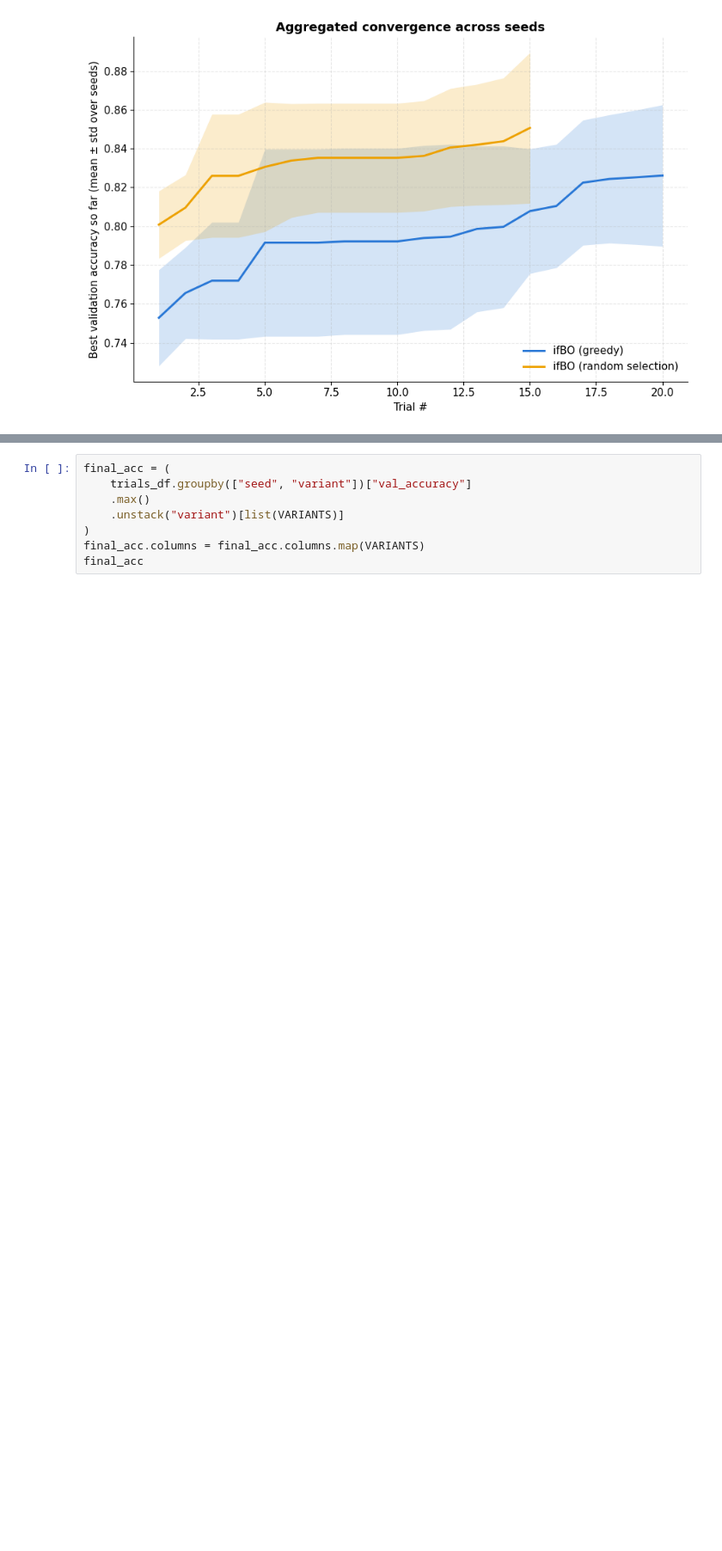
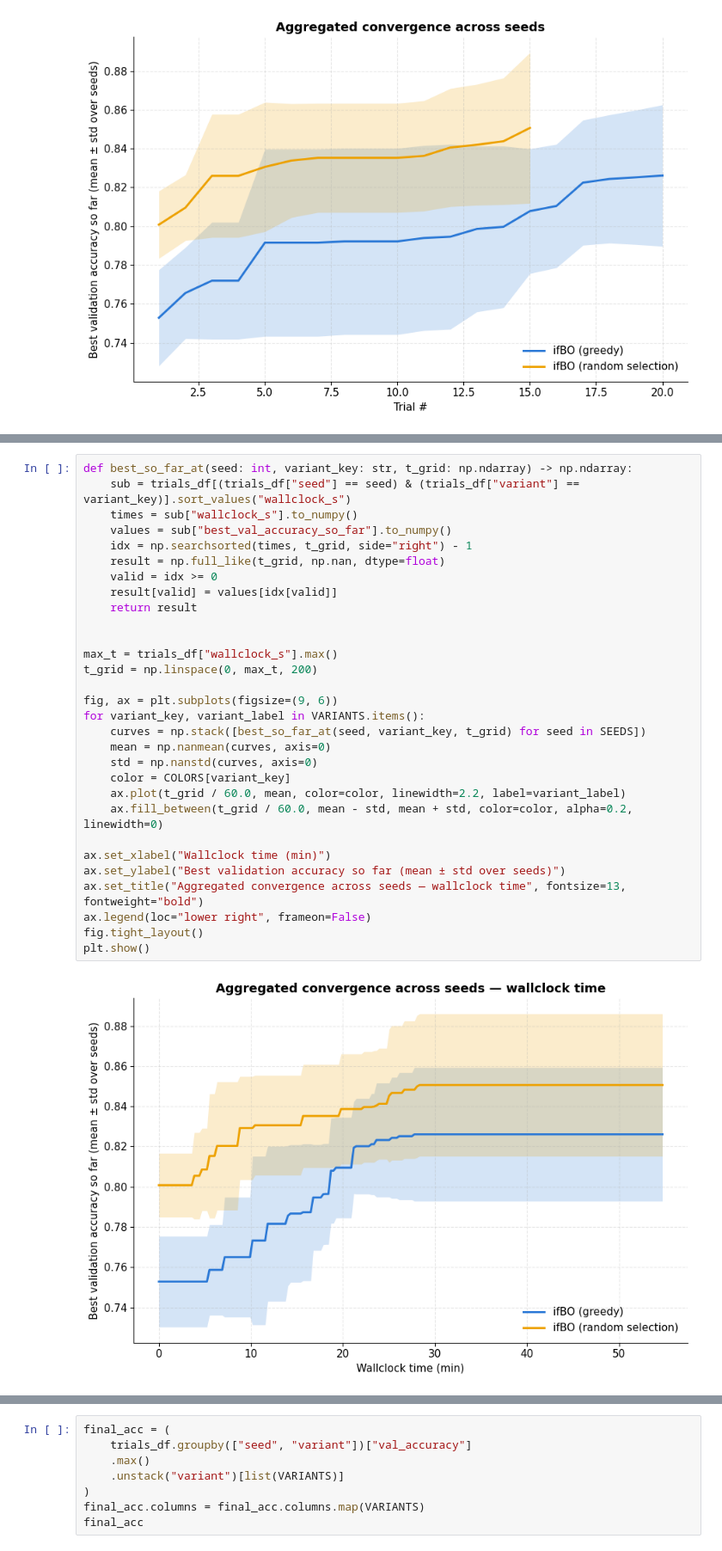
Before and after one commit to yahyafati/automl-textual-project-mirror, a Jupyter notebook: sample-results/seed_sweep_analysis.ipynb, the cells around one changed output, grey strips where cells are left out. Shown at 86% size. Drawn from its saved outputs; the diff is of its cells as text; blank space fills up the shorter version.

```diff
--- a/sample-results/seed_sweep_analysis.ipynb
+++ b/sample-results/seed_sweep_analysis.ipynb
@@ -236 +283,33 @@ plt.show()
+# %%
+def best_so_far_at(seed: int, variant_key: str, t_grid: np.ndarray) -> np.ndarray:
+    sub = trials_df[(trials_df["seed"] == seed) & (trials_df["variant"] == variant_key)].sort_values("wallclock_s")
+    times = sub["wallclock_s"].to_numpy()
+    values = sub["best_val_accuracy_so_far"].to_numpy()
+    idx = np.searchsorted(times, t_grid, side="right") - 1
+    result = np.full_like(t_grid, np.nan, dtype=float)
+    valid = idx >= 0
+    result[valid] = values[idx[valid]]
+    return result
+
+
+max_t = trials_df["wallclock_s"].max()
+t_grid = np.linspace(0, max_t, 200)
+
+fig, ax = plt.subplots(figsize=(9, 6))
+for variant_key, variant_label in VARIANTS.items():
+    curves = np.stack([best_so_far_at(seed, variant_key, t_grid) for seed in SEEDS])
+    mean = np.nanmean(curves, axis=0)
+    std = np.nanstd(curves, axis=0)
+    color = COLORS[variant_key]
+    ax.plot(t_grid / 60.0, mean, color=color, linewidth=2.2, label=variant_label)
+    ax.fill_between(t_grid / 60.0, mean - std, mean + std, color=color, alpha=0.2, linewidth=0)
+
+ax.set_xlabel("Wallclock time (min)")
+ax.set_ylabel("Best validation accuracy so far (mean ± std over seeds)")
+ax.set_title("Aggregated convergence across seeds — wallclock time", fontsize=13, fontweight="bold")
+ax.legend(loc="lower right", frameon=False)
+fig.tight_layout()
+plt.show()
+# %% [output]
+[figure, added]
 # %% [markdown]
```
Also changed, not shown: parts of 12 cells of this notebook.
